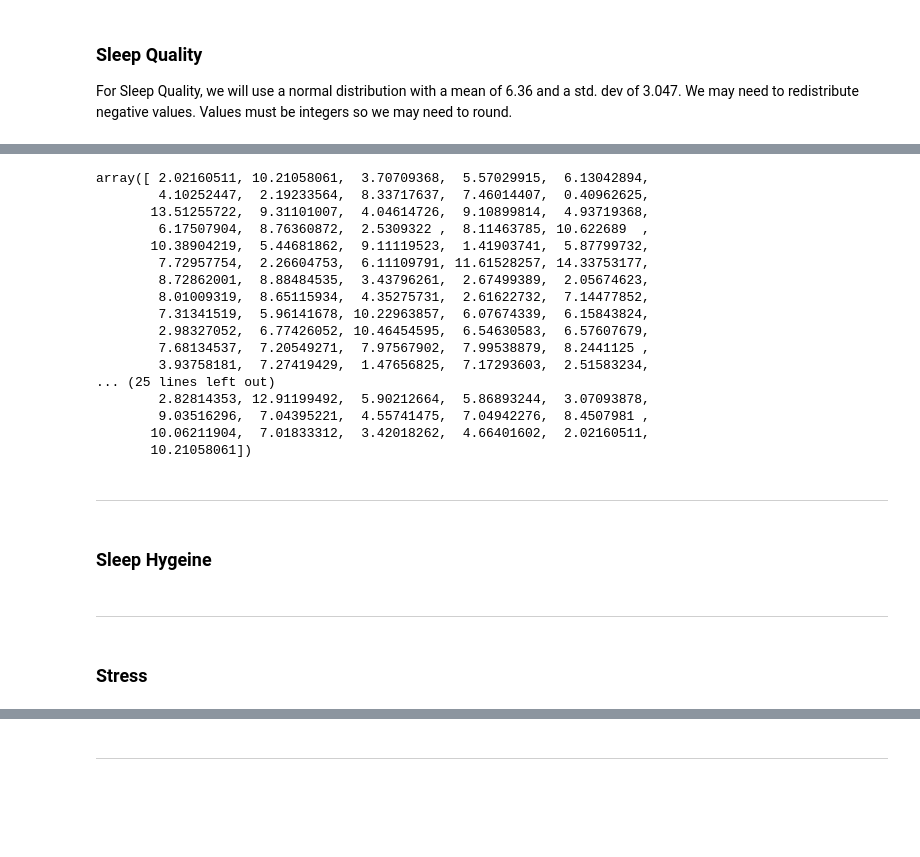
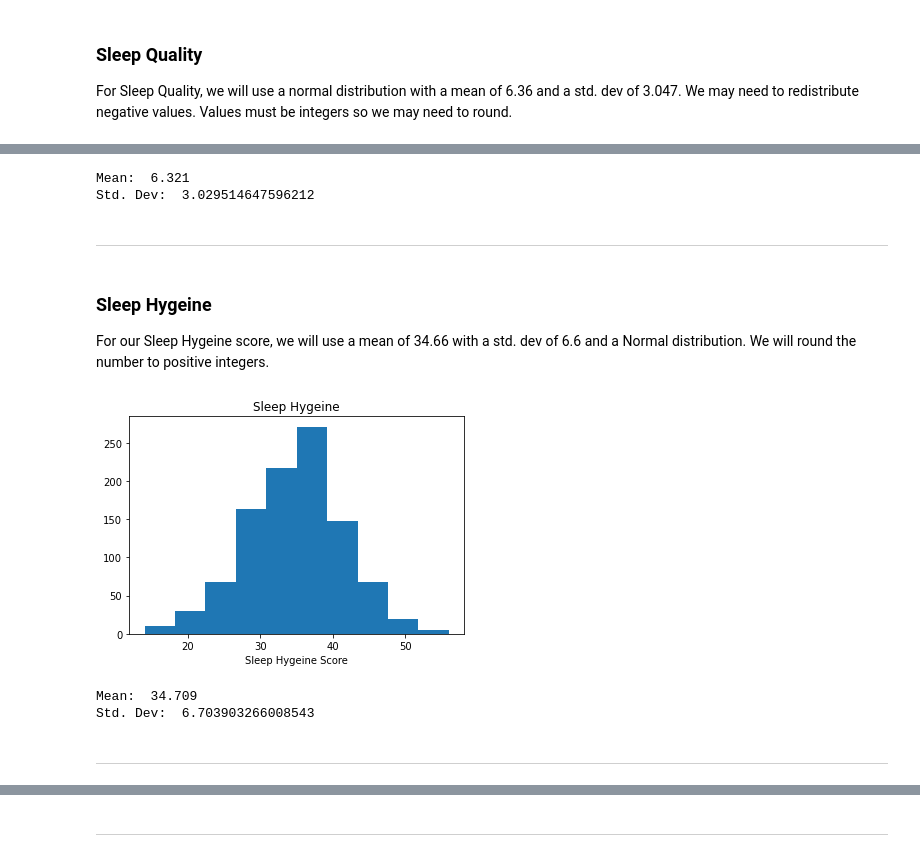
Before and after one commit to DavidMaguire93/programming-project, a Jupyter notebook: daproject.ipynb, the cells around one changed output, grey strips where cells are left out. Drawn from its saved outputs; the diff is of its cells as text; code cells hidden in the pictures; blank space fills up the shorter version.

```diff
--- a/daproject.ipynb
+++ b/daproject.ipynb
@@ -181,28 +194,30 @@ plt.show;
-# %%
-sleepquality
-# %% [output]
-array([ 2.02160511, 10.21058061,  3.70709368,  5.57029915,  6.13042894,
-        4.10252447,  2.19233564,  8.33717637,  7.46014407,  0.40962625,
-       13.51255722,  9.31101007,  4.04614726,  9.10899814,  4.93719368,
-        6.17507904,  8.76360872,  2.5309322 ,  8.11463785, 10.622689  ,
-       10.38904219,  5.44681862,  9.11119523,  1.41903741,  5.87799732,
-        7.72957754,  2.26604753,  6.11109791, 11.61528257, 14.33753177,
-        8.72862001,  8.88484535,  3.43796261,  2.67499389,  2.05674623,
-        8.01009319,  8.65115934,  4.35275731,  2.61622732,  7.14477852,
-        7.31341519,  5.96141678, 10.22963857,  6.07674339,  6.15843824,
-        2.98327052,  6.77426052, 10.46454595,  6.54630583,  6.57607679,
-        7.68134537,  7.20549271,  7.97567902,  7.99538879,  8.2441125 ,
-        3.93758181,  7.27419429,  1.47656825,  7.17293603,  2.51583234,
-... (25 lines left out)
-        2.82814353, 12.91199492,  5.90212664,  5.86893244,  3.07093878,
-        9.03516296,  7.04395221,  4.55741475,  7.04942276,  8.4507981 ,
-       10.06211904,  7.01833312,  3.42018262,  4.66401602,  2.02160511,
-       10.21058061])
+# %%
+print("Mean: ",quality.mean())
+print("Std. Dev: ",quality.std())
+# %% [output]
+Mean:  6.321
+Std. Dev:  3.029514647596212
 # %% [markdown]
 ***
-# %% [markdown]
-### Sleep Hygeine
+# %% [markdown]
+### Sleep Hygeine
+
+For our Sleep Hygeine score, we will use a mean of 34.66 with a std. dev of 6.6 and a Normal distribution. We will round the number to positive integers.
+# %%
+rng = np.random.default_rng(12345)
+x = rng.normal(loc = 34.66, scale=6.6, size=1000)
+hygeine = np.rint(x)
+plt.hist(hygeine)
+plt.title("Sleep Hygeine")
+plt.xlabel("Sleep Hygeine Score")
+plt.show;
+# %% [output]
+[figure, added]
+# %%
+print("Mean: ",hygeine.mean())
+print("Std. Dev: ",hygeine.std())
+# %% [output]
+Mean:  34.709
+Std. Dev:  6.703903266008543
 # %% [markdown]
 ***
-# %% [markdown]
-### Stress
```
Also changed, not shown: parts of 46 cells of this notebook.
